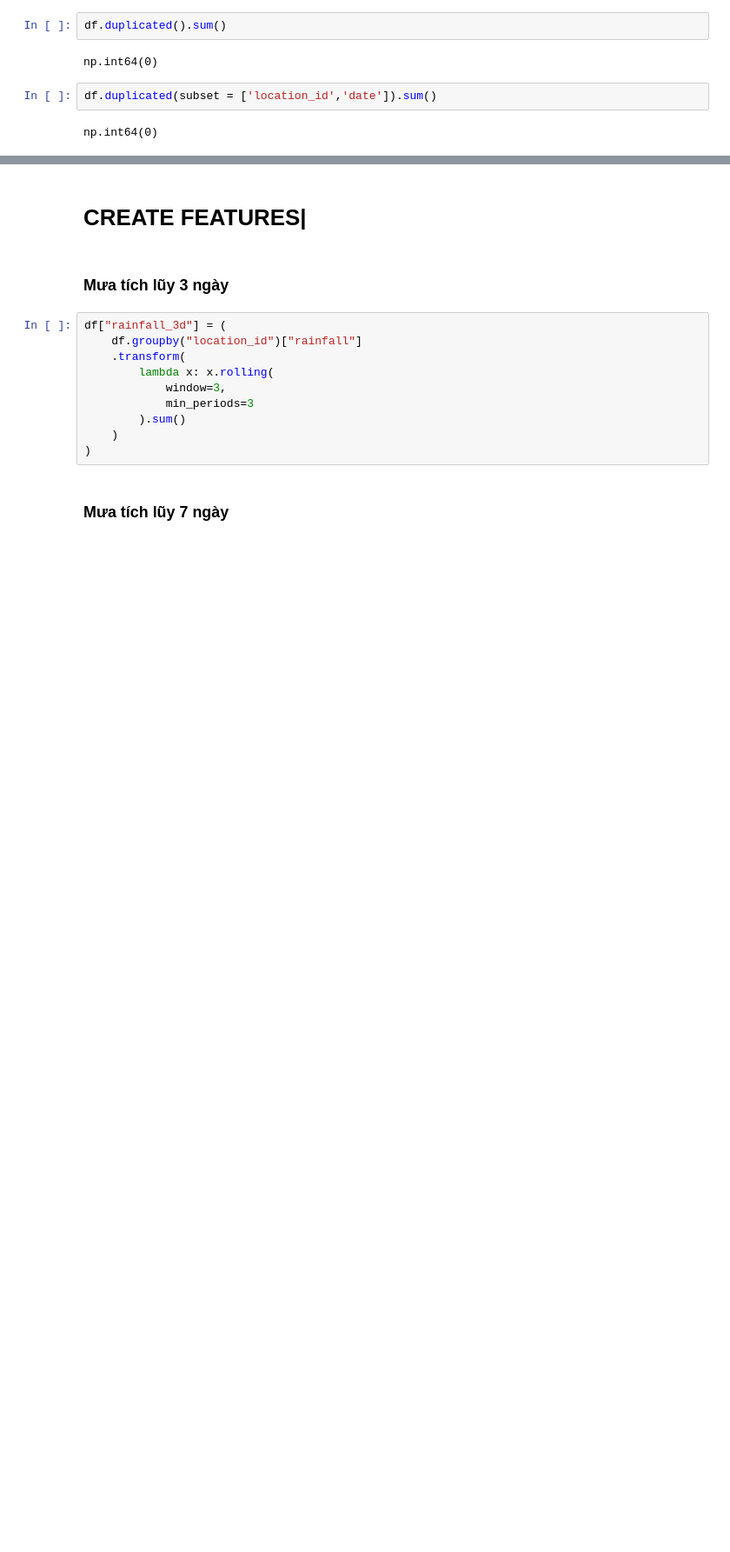
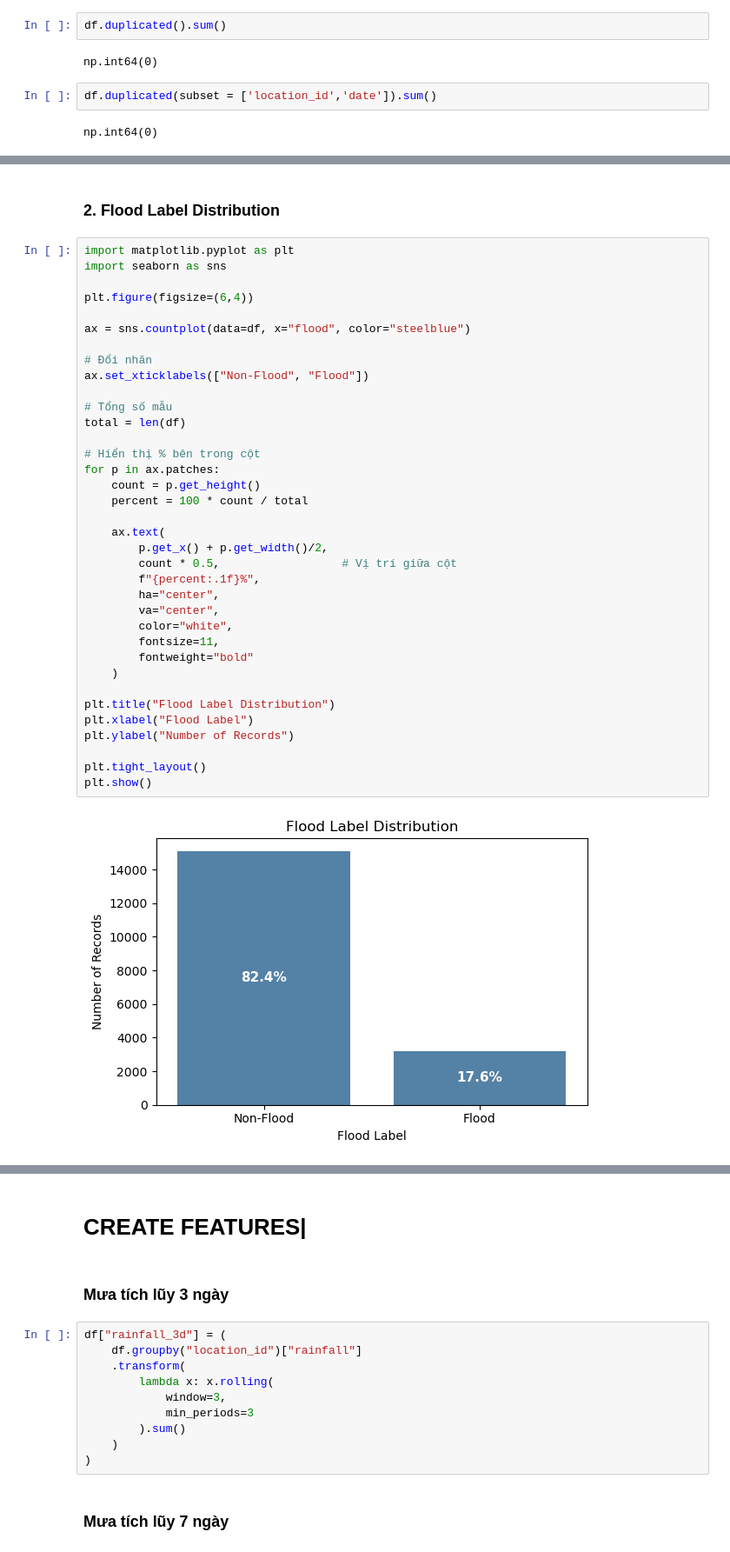
Before and after one commit to HaiDang193/Flood-Prediction, a Jupyter notebook: src/EDA.ipynb, the cells around one changed output, grey strips where cells are left out. Shown at 87% size. Saved outputs shown, nothing was run; the diff lists cells and outputs as text; blank space fills up the shorter version.

```diff
--- a/src/EDA.ipynb
+++ b/src/EDA.ipynb
@@ -460,0 +132,40 @@ Do mục tiêu của nghiên cứu là dự báo sớm các sự kiện ngập l
+# %% [markdown]
+### 2. Flood Label Distribution
+# %%
+import matplotlib.pyplot as plt
+import seaborn as sns
+
+plt.figure(figsize=(6,4))
+
+ax = sns.countplot(data=df, x="flood", color="steelblue")
+
+# Đổi nhãn
+ax.set_xticklabels(["Non-Flood", "Flood"])
+
+# Tổng số mẫu
+total = len(df)
+
+# Hiển thị % bên trong cột
+for p in ax.patches:
+    count = p.get_height()
+    percent = 100 * count / total
+
+    ax.text(
+        p.get_x() + p.get_width()/2,
+        count * 0.5,                  # Vị trí giữa cột
+        f"{percent:.1f}%",
+        ha="center",
+        va="center",
+        color="white",
+        fontsize=11,
+        fontweight="bold"
+    )
+
+plt.title("Flood Label Distribution")
+plt.xlabel("Flood Label")
+plt.ylabel("Number of Records")
+
+plt.tight_layout()
+plt.show()
+# %% [output]
+[figure, added]
```
Also changed, not shown: parts of 22 cells of this notebook, 1 other file.
